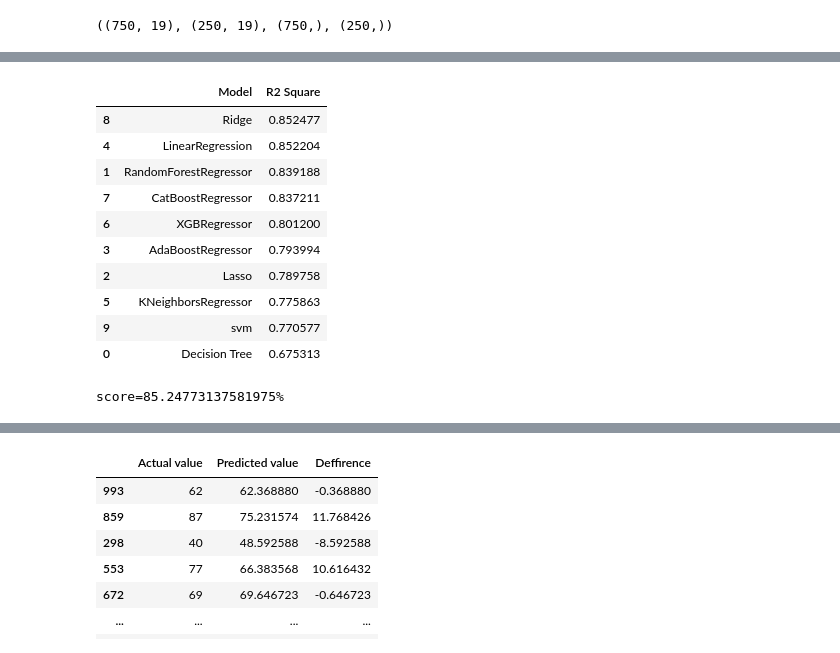
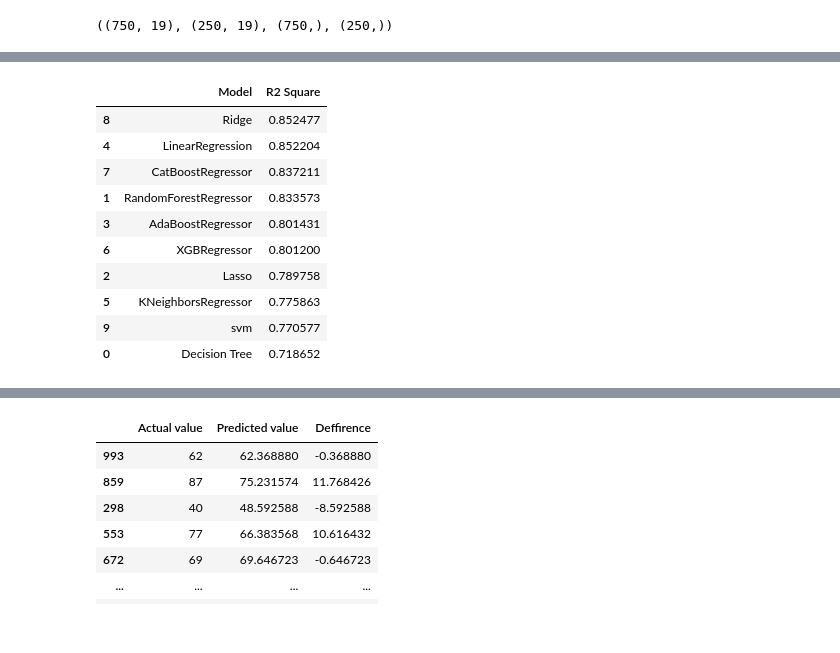
Before and after one commit to AMeskar/ML_Project, a Jupyter notebook: Notebook/Model.ipynb, the cells around one changed output, grey strips where cells are left out. Cells and saved outputs as stored; diff of their text form; code cells hidden in the pictures.

```diff
--- a/Notebook/Model.ipynb
+++ b/Notebook/Model.ipynb
@@ -79,20 +68,0 @@ r2_list = []
-# %%
-for name, model in Models.items():
-
-    model.fit(x_train, y_train)
-
-    y_train_pred = model.predict(x_train)
-    y_pred = model.predict(x_test)
-
-    print(f'\n Model {name} ==> ')
-    print('\n Model Performance on Trainig set')
-
-    r2, mae, mse = compute_loss(y_train, y_train_pred)
-    print(f'\n r square: {r2}, mean absolute error: {mae}, mean square error: {mse}')
-
-    print('\n Model Performance on Testing set')
-
-    r2, mae, mse = compute_loss(y_test, y_pred)
-    print(f'\n r square: {r2}, mean absolute error: {mae}, mean square error: {mse}')
-
-    r2_list.append(r2)
@@ -116,0 +71,2 @@ for name, model in Models.items():
+# %%
+model, r2_score = FitModel().Compute(x_train, x_test, y_train, y_test, Models)
@@ -117,26 +91,14 @@ for name, model in Models.items():
 # %%
-pd.DataFrame(list(zip(Models, r2_list)), columns=['Model', 'R2 Square']).sort_values(by=['R2 Square'], ascending=False)
+pd.DataFrame(list(zip(Models, r2_score)), columns=['Model', 'R2 Square']).sort_values(by=['R2 Square'], ascending=False)
 # %% [output]
 |  | Model | R2 Square |
 | 8 | Ridge | 0.852477 |
 | 4 | LinearRegression | 0.852204 |
-| 1 | RandomForestRegressor | 0.839188 |
 | 7 | CatBoostRegressor | 0.837211 |
+| 1 | RandomForestRegressor | 0.833573 |
+| 3 | AdaBoostRegressor | 0.801431 |
 | 6 | XGBRegressor | 0.801200 |
-| 3 | AdaBoostRegressor | 0.793994 |
 | 2 | Lasso | 0.789758 |
 | 5 | KNeighborsRegressor | 0.775863 |
 | 9 | svm | 0.770577 |
-| 0 | Decision Tree | 0.675313 |
+| 0 | Decision Tree | 0.718652 |
-# %%
-model = Ridge(fit_intercept= True)
-
-model.fit(x_train, y_train)
-
-y_p = model.predict(x_test)
-
-score = r2_score(y_test, y_p) * 100
-
-print(f'{score=}%')
-# %% [output]
-score=85.24773137581975%
```
Also changed, not shown: parts of 8 cells of this notebook, 4 other files.
